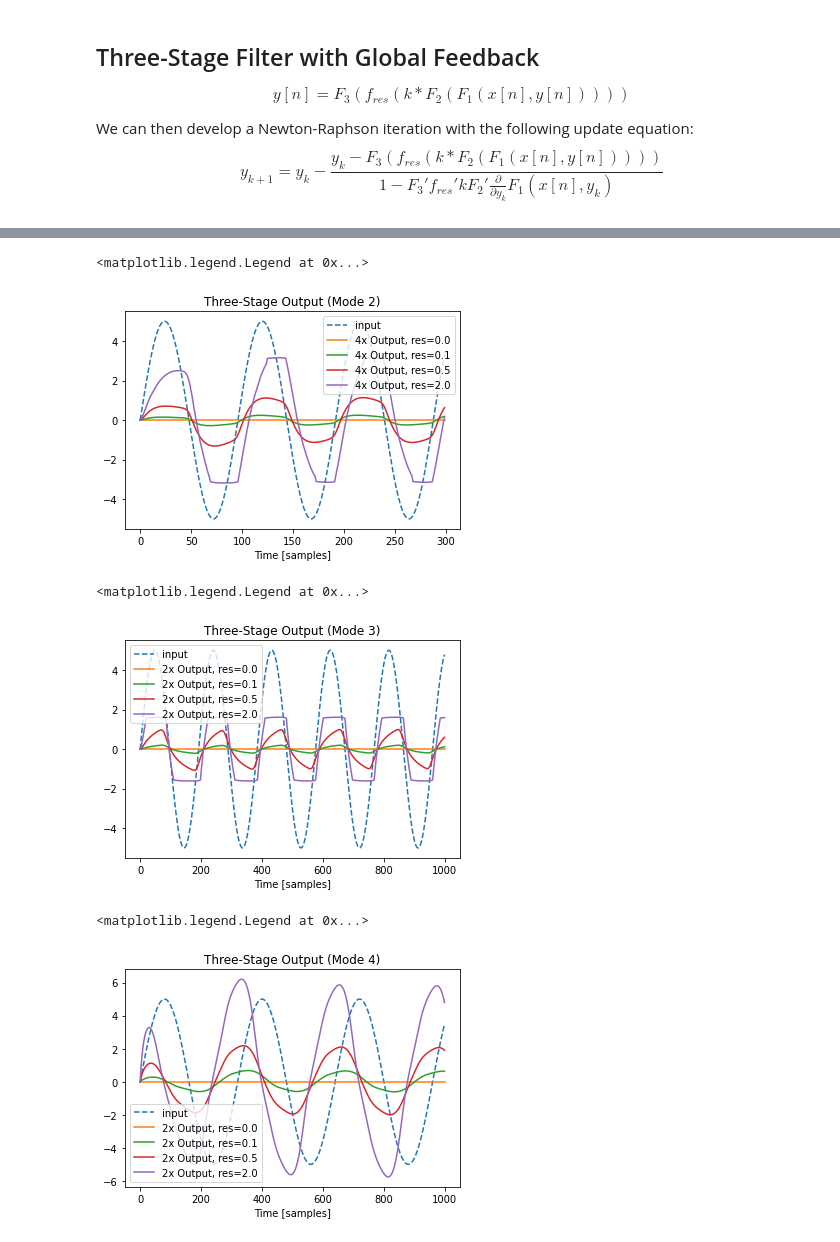
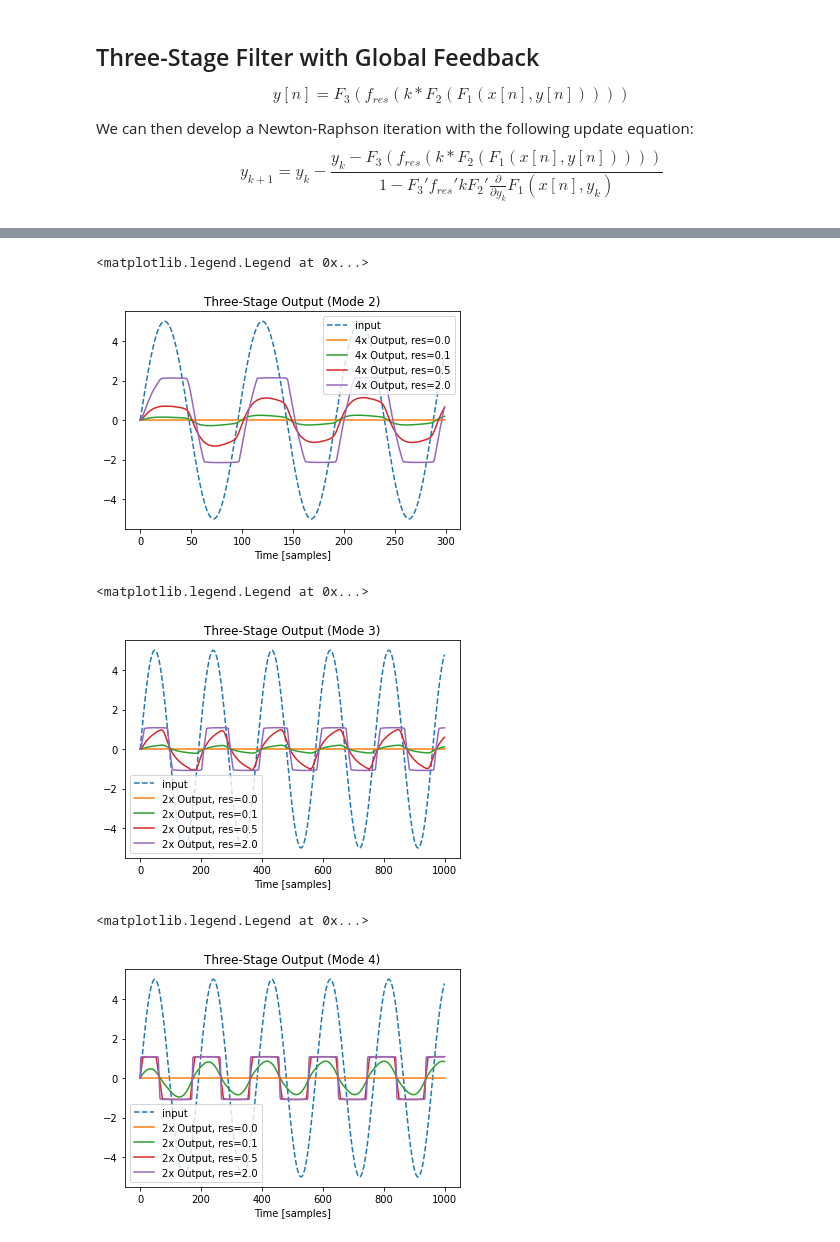
Before and after one commit to surge-synthesizer/surge-python, a Jupyter notebook: scripts/dsp_simulations/ThreelerAnalysis.ipynb, the cells around one changed output, grey strips where cells are left out. Cells and saved outputs as stored; diff of their text form; code cells hidden in the pictures.

```diff
--- a/scripts/dsp_simulations/ThreelerAnalysis.ipynb
+++ b/scripts/dsp_simulations/ThreelerAnalysis.ipynb
@@ -465,6 +465,8 @@ $$
 y_{k+1} = y_k - \frac{y_k - f_{res}(k * F_1(x[n], y_k))}{1 - k * f_{res}'(k * F_1(x[n], y_k)) \frac{\partial}{\partial y_k}F_1(x[n], y_k)}
 $$
 # %%
+res_gain = 1.5
+
 class OneStageFilter:
     def __init__(self, res, filter):
         self.filt = filter
@@ -478,7 +480,7 @@ class OneStageFilter:
         N_iter = 10
         for n in range(N_iter):
             k_times_F1 = self.k * self.filt.process_sample(x, estimate)
-            res_out = res_func(k_times_F1)
+            res_out = (1.0 / res_gain) * res_func(res_gain * k_times_F1)
             res_dv = res_deriv(k_times_F1)
             F1_deriv = self.filt.get_fb_derivative()
 
@@ -559,7 +561,7 @@ class ThreeStageFilter:
         for n in range(N_iter):
             F1_out = self.F1.process_sample(x, estimate)
             k_times_F2_out = self.k * self.F2.process_sample(F1_out)
-            res_out = res_func(k_times_F2_out)
+            res_out = (1.0 / res_gain) * res_func(res_gain * k_times_F2_out)
             F3_out = self.F3.process_sample(res_out)
 
             F3_deriv = self.F3.get_x_derivative()
@@ -617,7 +619,7 @@ plt.xlabel('Time [samples]')
 plt.legend()
 # %% [output]
 <matplotlib.legend.Legend at 0x...>
-[figure, old version]
+[figure, new version]
 # %%
 plt.figure()
 N = 1000
@@ -638,25 +640,25 @@ plt.xlabel('Time [samples]')
 plt.legend()
 # %% [output]
 <matplotlib.legend.Legend at 0x...>
-[figure, old version]
+[figure, new version]
 # %%
 plt.figure()
 N = 1000
-freq = 300
+freq = 500
 x = 5 * np.sin(2 * np.pi * np.arange(N) * freq / FS)
 plt.plot(x, '--', label='input')
 freq = 500
 for res in [0.0, 0.1, 0.5, 2.0]:
     y = np.zeros_like(x)
     filter = ThreeStageFilter(res, OnePoleHPF_FB(freq), OnePoleHPF(freq), OnePoleHPF(freq))
     for n in range(N):
         y[n] = filter.process_sample(x[n])
 
     plt.plot(2 * y, label=f'2x Output, res={res}')
 
 plt.title('Three-Stage Output (Mode 4)')
 plt.xlabel('Time [samples]')
 plt.legend()
 # %% [output]
 <matplotlib.legend.Legend at 0x...>
-[figure, old version]
+[figure, new version]
```
Also changed, not shown: parts of 3 cells of this notebook.
